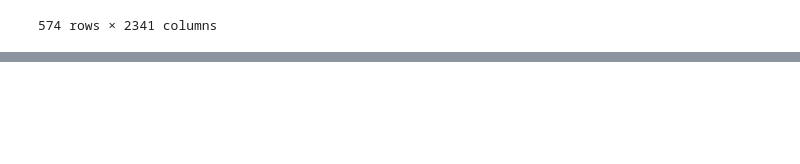
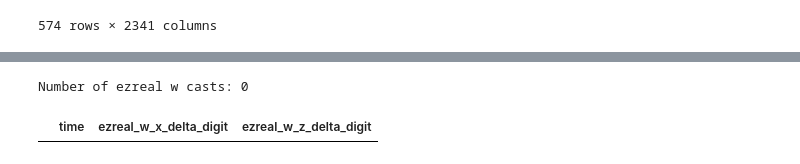
Before and after one commit to MiscellaneousStuff/tlol-analysis, a Jupyter notebook: obs_act_spec_clean.ipynb, the cells around one changed output, grey strips where cells are left out. Cells and saved outputs as stored; diff of their text form; code cells hidden in the pictures; blank space fills up the shorter version.

```diff
--- a/obs_act_spec_clean.ipynb
+++ b/obs_act_spec_clean.ipynb
@@ -220,0 +344,41 @@ replay_df
+# %%
+# Get every time w was cast (this will be 100% acc)
+wcd_s_cur  = spell_casts["w_cd"]
+wcd_s_prev = spell_casts["w_cd"].shift(-1).fillna(0)
+wcd_s_diff = wcd_s_cur - wcd_s_prev
+w_cast     = (wcd_s_diff == wcd_s_cur) & (wcd_s_cur > 0)
+# spell_casts_full = spell_casts.merge(w_cast, on=["time"])
+print("Number of ezreal w casts:", w_cast.sum())
+
+# Look through ezreal missiles to find the ezreal w's
+# (This will be less than 100% acc because of timing issue with scraping
+# missiles)
+ezreal_w_df = pd.read_sql(
+    "SELECT time, start_pos_x, start_pos_z, end_pos_x, end_pos_z FROM missiles WHERE spell_name = 'EzrealW';",
+    con)
+ezreal_w_df = ezreal_w_df.drop_duplicates(
+    subset=['start_pos_x', 'start_pos_z'])
+#ezreal_w_df
+
+# Get w spell aim as digital
+ezreal_w_start_pos  = ezreal_w_df[["time", "start_pos_x", "start_pos_z"]]
+ezreal_w_end_pos = ezreal_w_df[["time", "end_pos_x", "end_pos_z"]]
+ezreal_w_end_pos = ezreal_w_end_pos.fillna(0)
+ezreal_w_x_delta  = ezreal_w_end_pos["end_pos_x"] - ezreal_w_start_pos["start_pos_x"]
+ezreal_w_z_delta  = ezreal_w_end_pos["end_pos_z"] - ezreal_w_start_pos["start_pos_z"]
+
+ezreal_w_x_delta_digit = (ezreal_w_x_delta / 100).round().clip(-4, +4)
+ezreal_w_z_delta_digit = (ezreal_w_z_delta / 100).round().clip(-4, +4)
+
+ezreal_w_df["ezreal_w_x_delta"] = ezreal_w_x_delta
+ezreal_w_df["ezreal_w_z_delta"] = ezreal_w_z_delta
+ezreal_w_df["ezreal_w_x_delta_digit"] = ezreal_w_x_delta_digit
+ezreal_w_df["ezreal_w_z_delta_digit"] = ezreal_w_z_delta_digit
+# %% [output]
+Number of ezreal w casts: 0
+# %%
+ezreal_w_df_final = \
+    ezreal_w_df[["time", "ezreal_w_x_delta_digit", "ezreal_w_z_delta_digit"]]
+ezreal_w_df_final
+# %% [output]
+|  | time | ezreal_w_x_delta_digit | ezreal_w_z_delta_digit |
```
Also changed, not shown: parts of 17 cells of this notebook, 1 other file.
